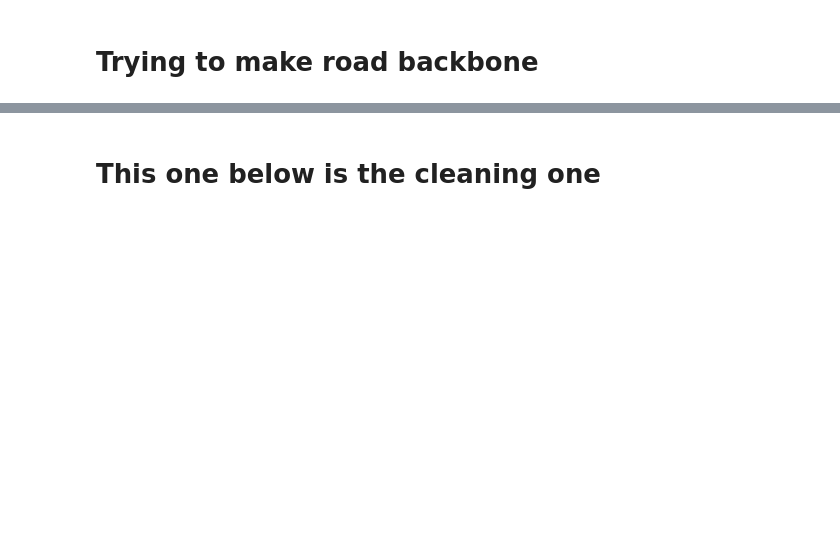
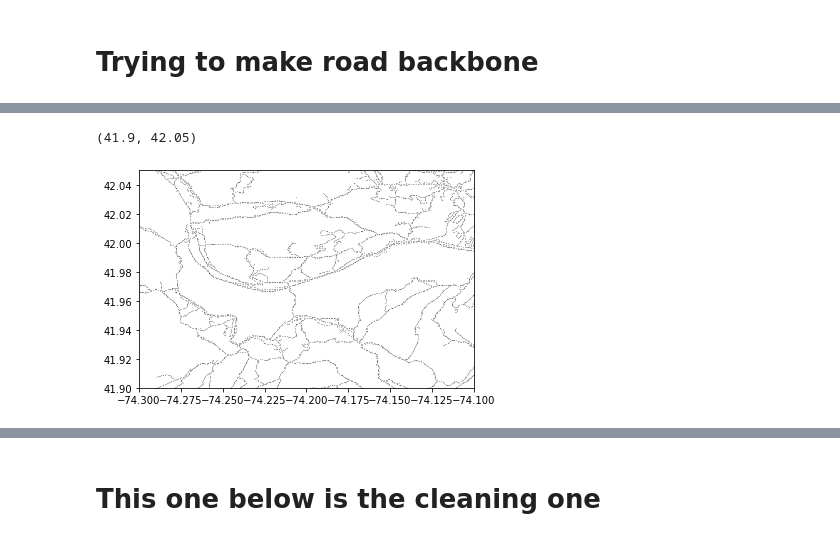
Before and after one commit to EHopper/EasyRider, a Jupyter notebook: clean_individual_trips.ipynb, the cells around one changed output, grey strips where cells are left out. Cells and saved outputs as stored; diff of their text form; code cells hidden in the pictures; blank space fills up the shorter version.

```diff
--- a/clean_individual_trips.ipynb
+++ b/clean_individual_trips.ipynb
@@ -37,3 +83,15 @@ print(df.shape)
+# %%
+
+# a = pd.read_feather(config.PROCESSED_DATA_PATH + 'gridpts_at_rte_75.feather')
+plt.plot(gp.lon, gp.lat, 'k.', markersize=0.2)
+plt.xlim([-74.3, -74.1])
+plt.ylim([41.9, 42.05])
+#
+# gridpts_at_rte.grid_ids.apply(max).describe()
+# gp.shape
+# %% [output]
+(41.9, 42.05)
+[figure, added]
 # %%
 lats = np.linspace(40., 44., 4000)
 lons = np.linspace(-76., -72., 4000)
```
Also changed, not shown: parts of 21 cells of this notebook, 8 other files.
